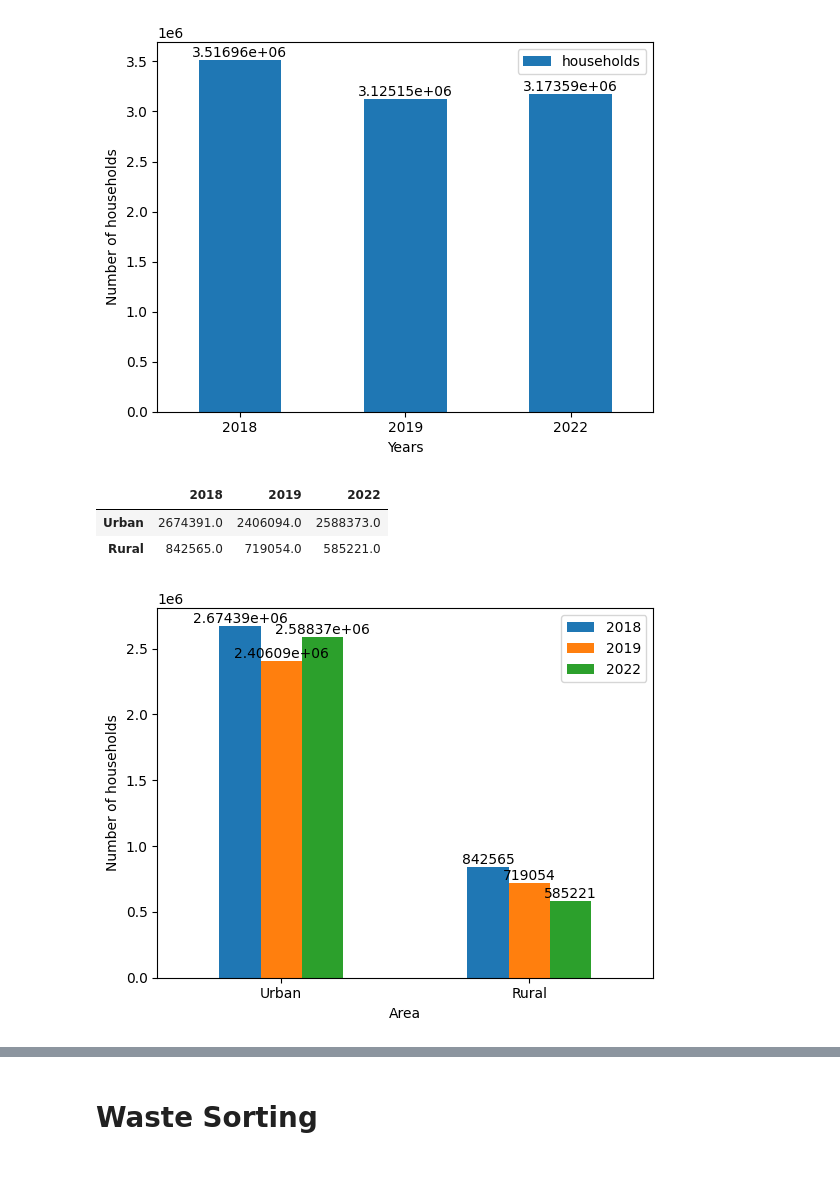
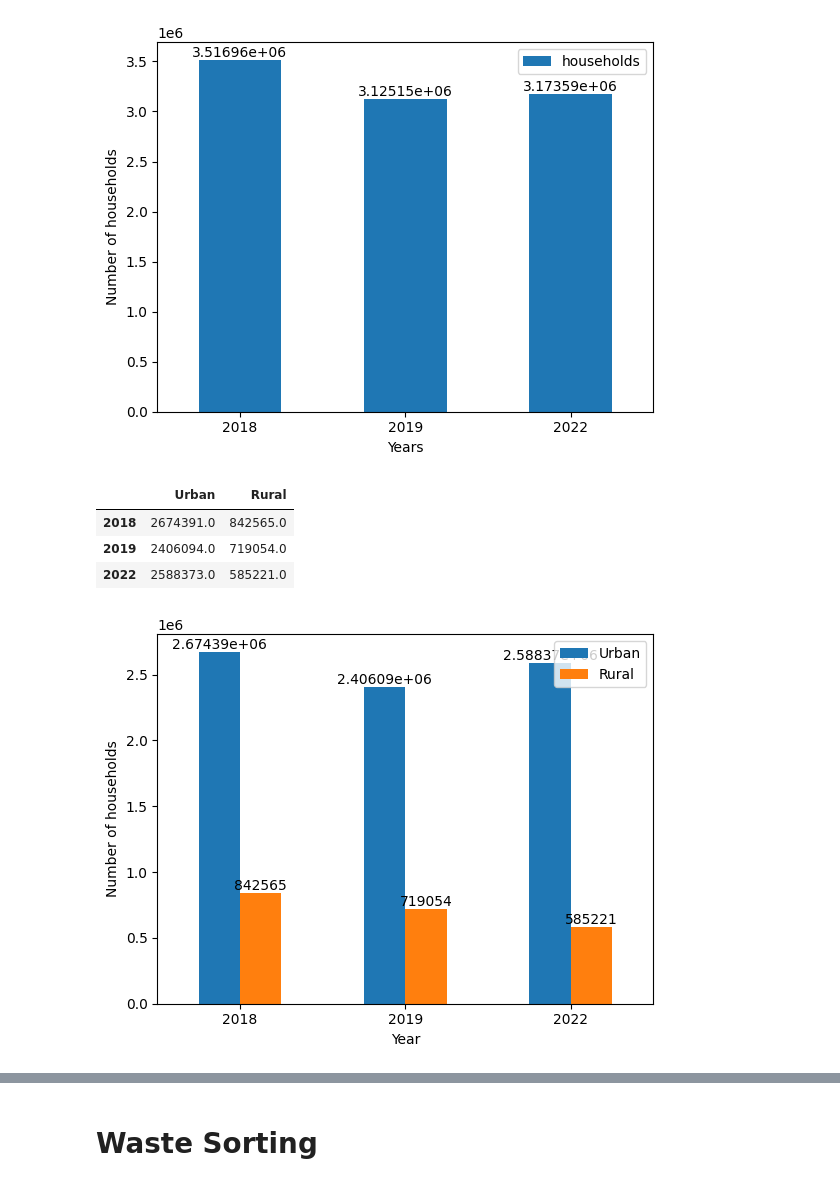
Before and after one commit to pedroaal/ambiental, a Jupyter notebook: main.ipynb, the cells around one changed output, grey strips where cells are left out. Drawn from its saved outputs; the diff is of its cells as text; code cells hidden in the pictures.

```diff
--- a/main.ipynb
+++ b/main.ipynb
@@ -200,31 +200,26 @@ res
 | 2 | 2022 | 3173594.0 |
 [figure]
 # %%
-res = {
-  2018: [],
-  2019: [],
-  2022: []
-}
+res = []
 
 for year in years:
   db = dbs_2[year]
-  tmp = []
   for area in areas:
     db1 = db.loc[((db['s101p121'] == '1') | (db['s101p122'] == '1') | (db['s101p123'] == '1') | (db['s101p124'] == '1') | (db['s101p125'] == '1') | (db['s101p126'] == '1')) & (db['area'] == area)]
-    tmp.append(db1['fexp4'].sum().round(0))
+    val = db1['fexp4'].sum().round(0)
+    res.append(val)
 
-  res[year] = tmp
-
-res = pd.DataFrame(res, index=['Urban', 'Rural'])
-ax = res.plot.bar(rot=0, ylabel='Number of households', xlabel='Area')
+res = pd.DataFrame({'Urban': res[::2], 'Rural': res[1::2]}, index=years)
+ax = res.plot.bar(rot=0, ylabel='Number of households', xlabel='Year')
 for container in ax.containers:
   ax.bar_label(container)
 res
 # %% [output]
-|  | 2018 | 2019 | 2022 |
-| Urban | 2674391.0 | 2406094.0 | 2588373.0 |
-| Rural | 842565.0 | 719054.0 | 585221.0 |
+|  | Urban | Rural |
+| 2018 | 2674391.0 | 842565.0 |
+| 2019 | 2406094.0 | 719054.0 |
+| 2022 | 2588373.0 | 585221.0 |
-[figure, old version]
+[figure, new version]
 # %%
 res = {
   2018: [],
```
Also changed, not shown: parts of 9 cells of this notebook.
